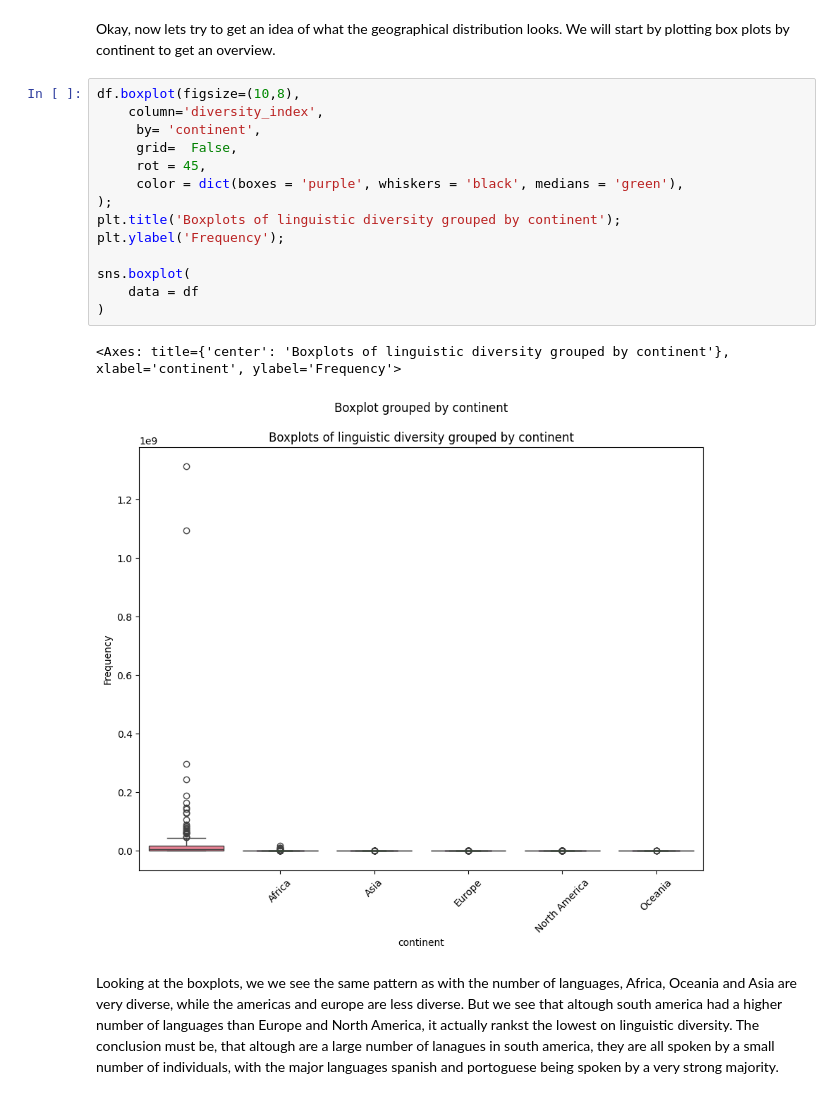
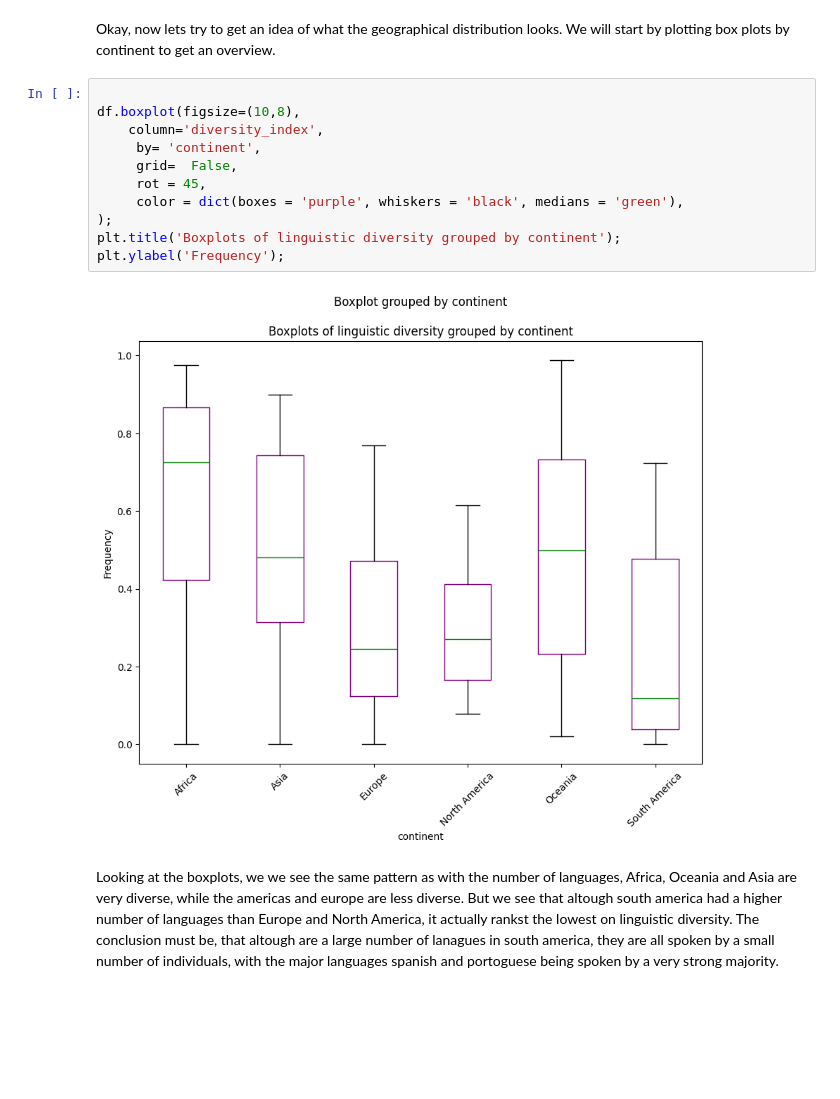
Before and after one commit to Eszettfors/CapstoneProject-DH-W2023-Essfors_Hannes, a Jupyter notebook: Assignment_1.ipynb, the cells around one changed output. Saved outputs shown, nothing was run; the diff lists cells and outputs as text; blank space fills up the shorter version.

```diff
--- a/Assignment_1.ipynb
+++ b/Assignment_1.ipynb
@@ -607,22 +607,18 @@ Looking at the graph without the outliers, the correlation is more clearly visib
 # %% [markdown]
 Okay, now lets try to get an idea of what the geographical distribution looks. We will start by plotting box plots by continent to get an overview.
 # %%
+
 df.boxplot(figsize=(10,8),
     column='diversity_index',
      by= 'continent',
      grid=  False,
      rot = 45,
      color = dict(boxes = 'purple', whiskers = 'black', medians = 'green'),
 );
 plt.title('Boxplots of linguistic diversity grouped by continent');
 plt.ylabel('Frequency');
-
-sns.boxplot(
-    data = df
-)
 # %% [output]
-<Axes: title={'center': 'Boxplots of linguistic diversity grouped by continent'}, xlabel='continent', ylabel='Frequency'>
-[figure, old version]
+[figure, new version]
 # %% [markdown]
 Looking at the boxplots, we we see the same pattern as with the number of languages, Africa, Oceania and Asia are very diverse, while the americas and europe are less diverse. But we see that altough south america had a higher number of languages than Europe and North America, it actually rankst the lowest on linguistic diversity. The conclusion must be, that altough are a large number of lanagues in south america, they are all spoken by a small number of individuals, with the major languages spanish and portoguese being spoken by a very strong majority.
 # %% [markdown]
```
Also changed, not shown: parts of 3 cells of this notebook.
